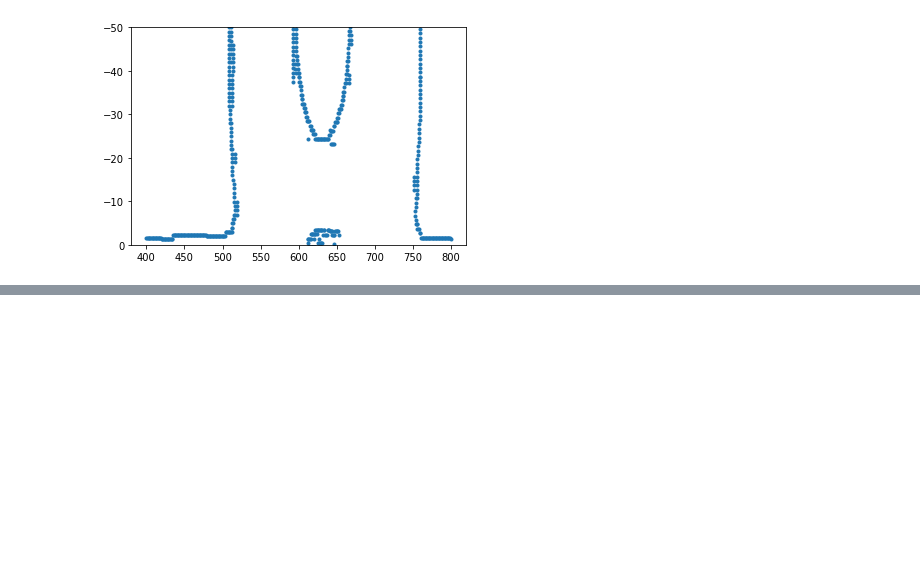
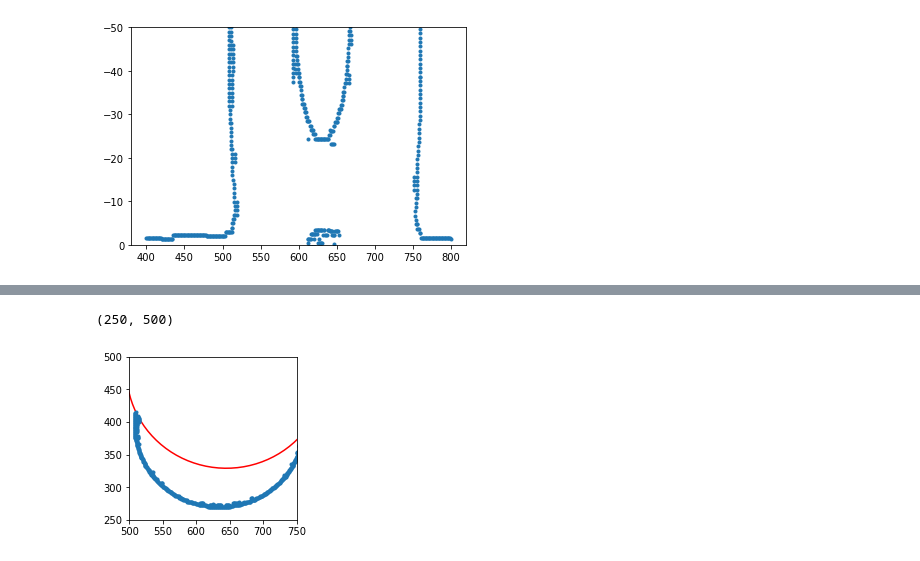
Before and after one commit to michaelorella/Sessile.drop.analysis, a Jupyter notebook: JunkTests.ipynb, the cells around one changed output, grey strips where cells are left out. Saved outputs shown, nothing was run; the diff lists cells and outputs as text; code cells hidden in the pictures; blank space fills up the shorter version.

```diff
--- a/JunkTests.ipynb
+++ b/JunkTests.ipynb
@@ -101,0 +103,11 @@ plt.ylim([0,-50])
+# %%
+new_points = np.array([(x,y) for x,y in circ_points if (x - z[0])**2 + (y-z[1])**2 >= r**2])
+# %%
+plt.figure(figsize = (3,3))
+plt.plot(x,y,'r-')
+plt.plot(new_points[:,0],new_points[:,1],'.')
+plt.xlim([500,750])
+plt.ylim([250,500])
+# %% [output]
+(250, 500)
+[figure, added]
```
Also changed, not shown: parts of 36 cells of this notebook.
